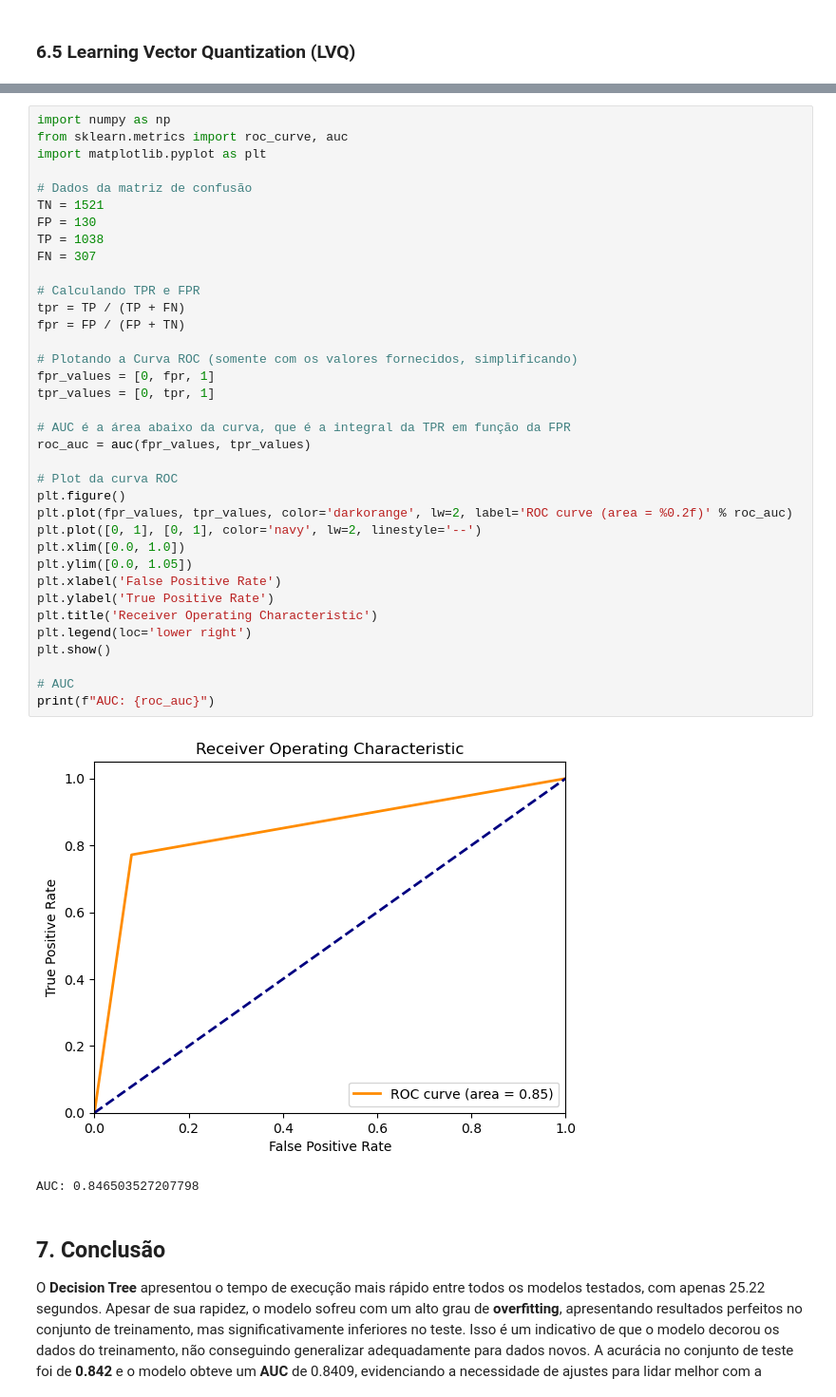
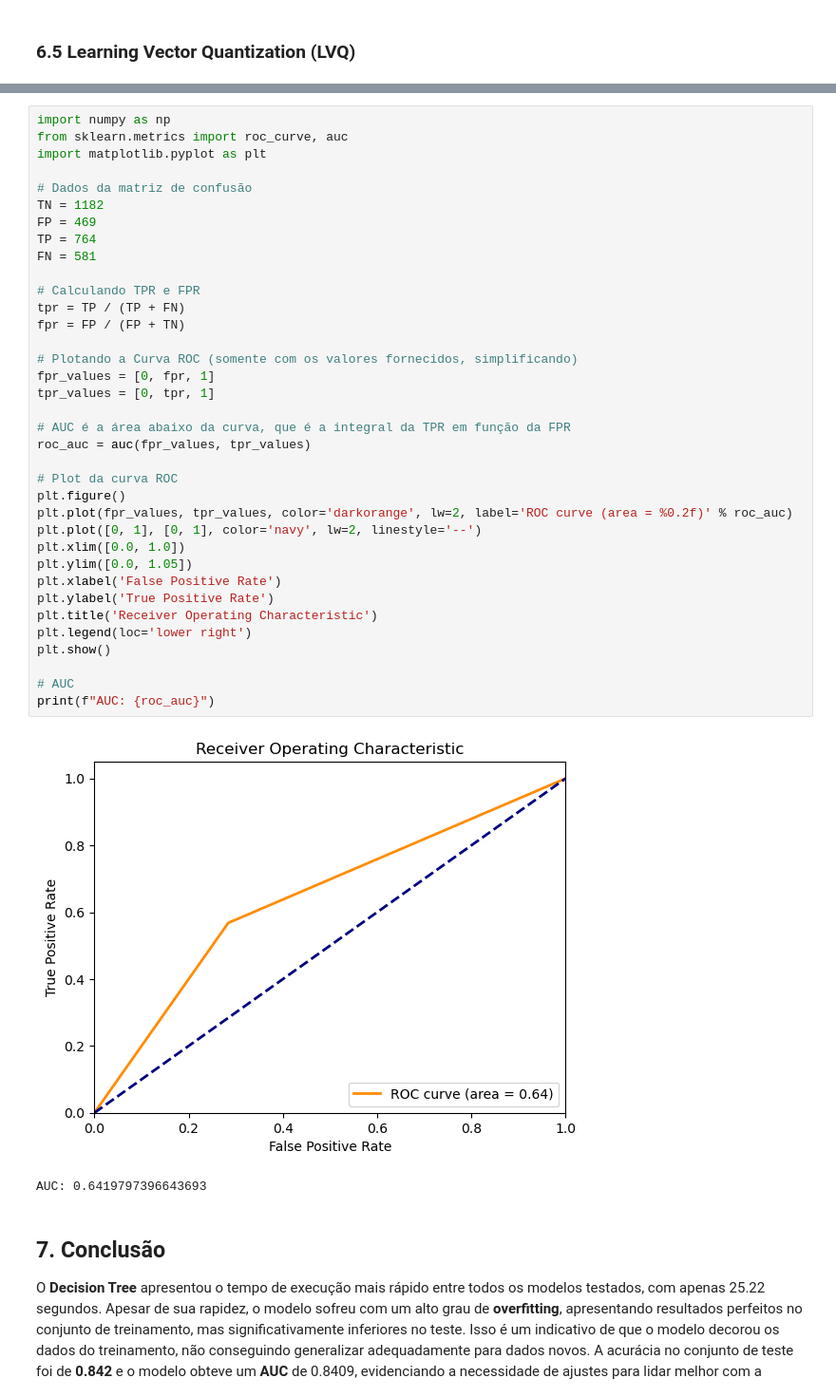
Before and after one commit to rubdelima/CRISP-DM-SVHN, a Jupyter notebook: 3 - Preparação de Dados e Busca de Hiperparâmetros (parte 1).ipynb, the cells around one changed output, grey strips where cells are left out. Shown at 95% size. Drawn from its saved outputs; the diff is of its cells as text.

```diff
--- a/3 - Preparação de Dados e Busca de Hiperparâmetros (parte 1).ipynb
+++ b/3 - Preparação de Dados e Busca de Hiperparâmetros (parte 1).ipynb
@@ -1061,39 +1098,39 @@ from sklearn.metrics import roc_curve, auc
 import matplotlib.pyplot as plt
 
 # Dados da matriz de confusão
-TN = 1521
-FP = 130
-TP = 1038
-FN = 307
+TN = 1182
+FP = 469
+TP = 764
+FN = 581
 
 # Calculando TPR e FPR
 tpr = TP / (TP + FN)
 fpr = FP / (FP + TN)
 
 # Plotando a Curva ROC (somente com os valores fornecidos, simplificando)
 fpr_values = [0, fpr, 1]
 tpr_values = [0, tpr, 1]
 
 # AUC é a área abaixo da curva, que é a integral da TPR em função da FPR
 roc_auc = auc(fpr_values, tpr_values)
 
 # Plot da curva ROC
 plt.figure()
 plt.plot(fpr_values, tpr_values, color='darkorange', lw=2, label='ROC curve (area = %0.2f)' % roc_auc)
 plt.plot([0, 1], [0, 1], color='navy', lw=2, linestyle='--')
 plt.xlim([0.0, 1.0])
 plt.ylim([0.0, 1.05])
 plt.xlabel('False Positive Rate')
 plt.ylabel('True Positive Rate')
 plt.title('Receiver Operating Characteristic')
 plt.legend(loc='lower right')
 plt.show()
 
 # AUC
 print(f"AUC: {roc_auc}")
 # %% [output]
-[figure, old version]
+[figure, new version]
-AUC: 0.846503527207798
+AUC: 0.6419797396643693
 # %% [markdown]
 ## 7. Conclusão
 
```
Also changed, not shown: parts of 10 cells of this notebook, 1 other file.
